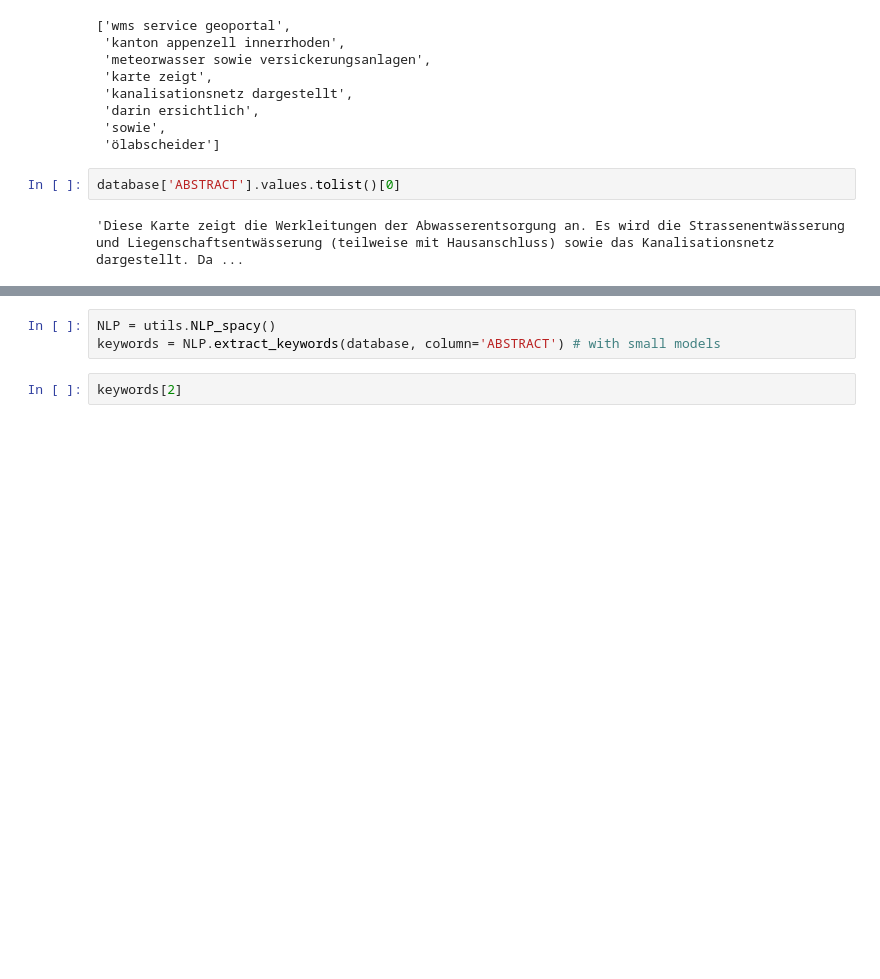
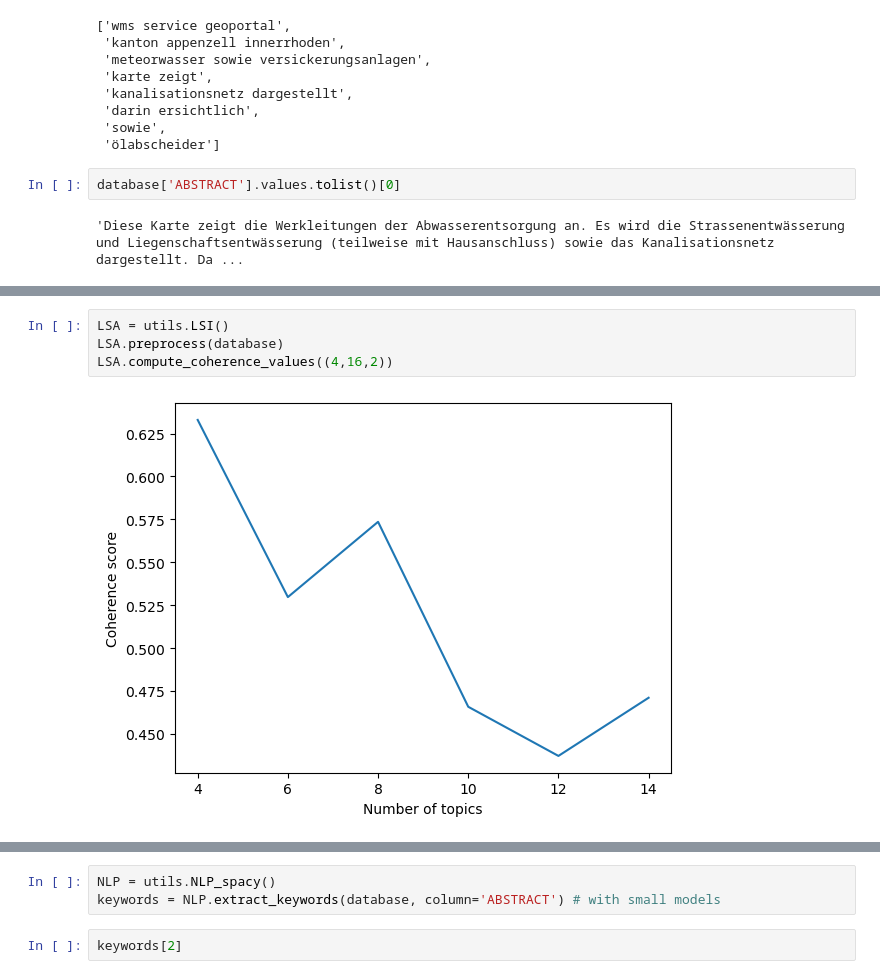
Before and after one commit to FHNW-IVGI/Geoharvester, a Jupyter notebook: server/app/processing/testing.ipynb, the cells around one changed output, grey strips where cells are left out. Saved outputs shown, nothing was run; the diff lists cells and outputs as text; blank space fills up the shorter version.

```diff
--- a/server/app/processing/testing.ipynb
+++ b/server/app/processing/testing.ipynb
@@ -88,0 +85,6 @@ database['ABSTRACT'].values.tolist()[0]
+# %%
+LSA = utils.LSI()
+LSA.preprocess(database)
+LSA.compute_coherence_values((4,16,2))
+# %% [output]
+[figure, added]
```
Also changed, not shown: parts of 7 cells of this notebook, 1 other file.
